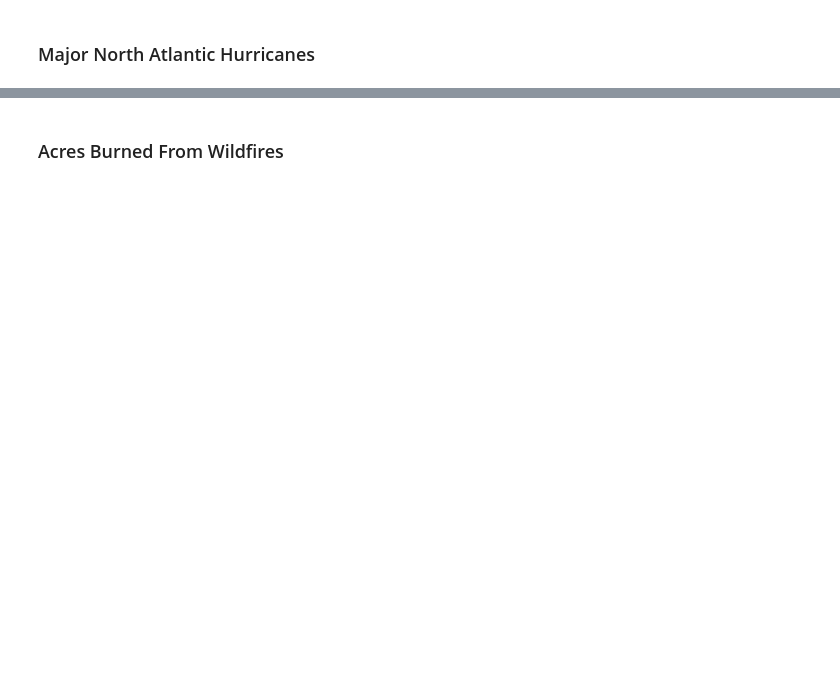
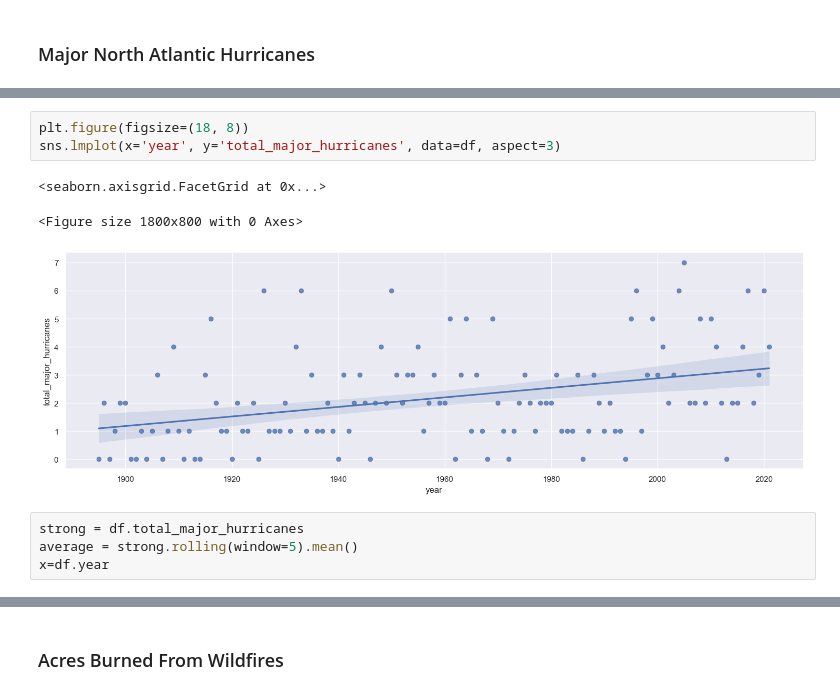
Before and after one commit to cwittmaack12/HurricaneProject, a Jupyter notebook: Primary.ipynb, the cells around one changed output, grey strips where cells are left out. Drawn from its saved outputs; the diff is of its cells as text; blank space fills up the shorter version.

```diff
--- a/Primary.ipynb
+++ b/Primary.ipynb
@@ -326,0 +333,11 @@ plt.axhline(y=np.nanmean(df.total_hurricanes), color='black', linestyle='--', li
+# %%
+plt.figure(figsize=(18, 8))
+sns.lmplot(x='year', y='total_major_hurricanes', data=df, aspect=3)
+# %% [output]
+<seaborn.axisgrid.FacetGrid at 0x...>
+<Figure size 1800x800 with 0 Axes>
+[figure, added]
+# %%
+strong = df.total_major_hurricanes
+average = strong.rolling(window=5).mean()
+x=df.year
```
Also changed, not shown: parts of 29 cells of this notebook, 10 other files.
